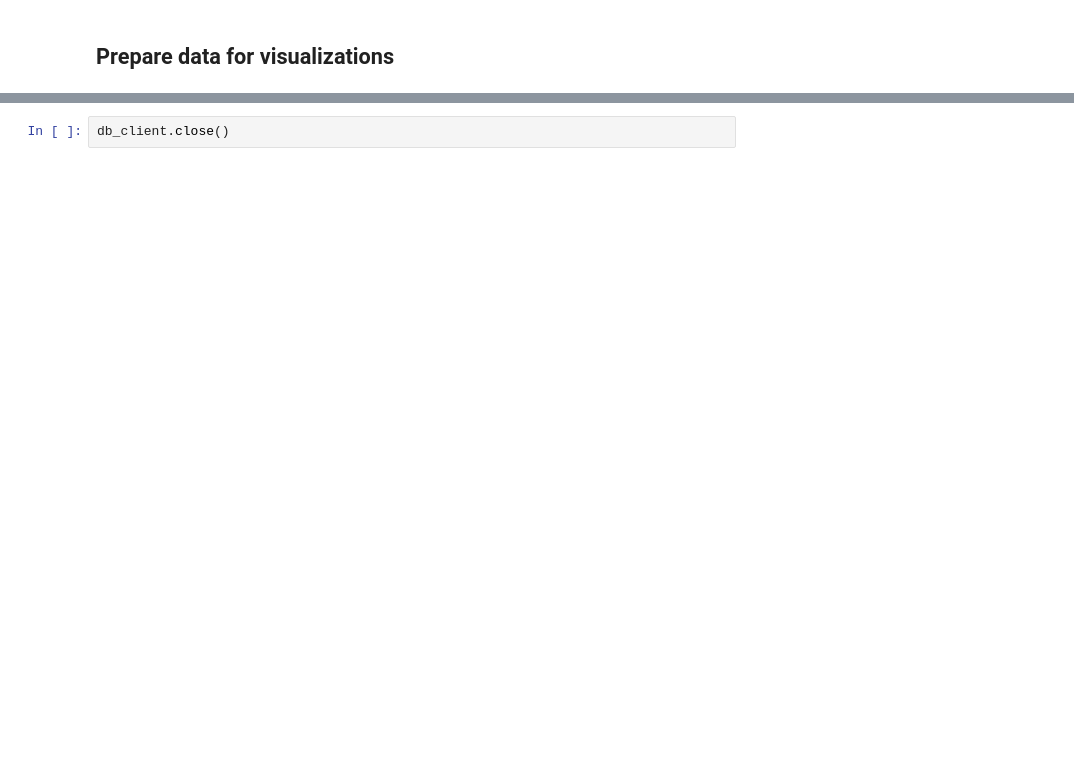
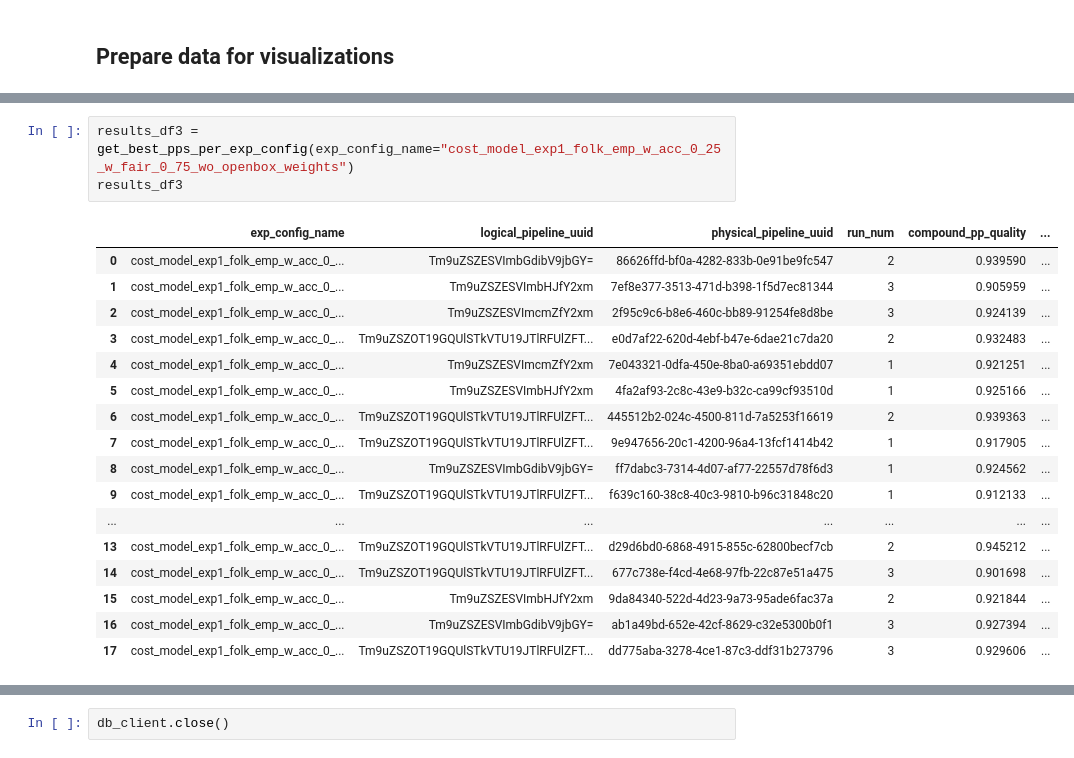
Before and after one commit to denysgerasymuk799/virny-flow-experiments, a Jupyter notebook: notebooks/visualizations/Cost_Model_Test_Viz.ipynb, the cells around one changed output, grey strips where cells are left out. Cells and saved outputs as stored; diff of their text form; blank space fills up the shorter version.

```diff
--- a/notebooks/visualizations/Cost_Model_Test_Viz.ipynb
+++ b/notebooks/visualizations/Cost_Model_Test_Viz.ipynb
@@ -90,0 +87,21 @@ results_df2
+# %%
+results_df3 = get_best_pps_per_exp_config(exp_config_name="cost_model_exp1_folk_emp_w_acc_0_25_w_fair_0_75_wo_openbox_weights")
+results_df3
+# %% [output]
+|  | exp_config_name | logical_pipeline_uuid | physical_pipeline_uuid | run_num | compound_pp_quality | ... |
+| 0 | cost_model_exp1_folk_emp_w_acc_0_... | Tm9uZSZESVImbGdibV9jbGY= | 86626ffd-bf0a-4282-833b-0e91be9fc547 | 2 | 0.939590 | ... |
+| 1 | cost_model_exp1_folk_emp_w_acc_0_... | Tm9uZSZESVImbHJfY2xm | 7ef8e377-3513-471d-b398-1f5d7ec81344 | 3 | 0.905959 | ... |
+| 2 | cost_model_exp1_folk_emp_w_acc_0_... | Tm9uZSZESVImcmZfY2xm | 2f95c9c6-b8e6-460c-bb89-91254fe8d8be | 3 | 0.924139 | ... |
+| 3 | cost_model_exp1_folk_emp_w_acc_0_... | Tm9uZSZOT19GQUlSTkVTU19JTlRFUlZFT... | e0d7af22-620d-4ebf-b47e-6dae21c7da20 | 2 | 0.932483 | ... |
+| 4 | cost_model_exp1_folk_emp_w_acc_0_... | Tm9uZSZESVImcmZfY2xm | 7e043321-0dfa-450e-8ba0-a69351ebdd07 | 1 | 0.921251 | ... |
+| 5 | cost_model_exp1_folk_emp_w_acc_0_... | Tm9uZSZESVImbHJfY2xm | 4fa2af93-2c8c-43e9-b32c-ca99cf93510d | 1 | 0.925166 | ... |
+| 6 | cost_model_exp1_folk_emp_w_acc_0_... | Tm9uZSZOT19GQUlSTkVTU19JTlRFUlZFT... | 445512b2-024c-4500-811d-7a5253f16619 | 2 | 0.939363 | ... |
+| 7 | cost_model_exp1_folk_emp_w_acc_0_... | Tm9uZSZOT19GQUlSTkVTU19JTlRFUlZFT... | 9e947656-20c1-4200-96a4-13fcf1414b42 | 1 | 0.917905 | ... |
+| 8 | cost_model_exp1_folk_emp_w_acc_0_... | Tm9uZSZESVImbGdibV9jbGY= | ff7dabc3-7314-4d07-af77-22557d78f6d3 | 1 | 0.924562 | ... |
+| 9 | cost_model_exp1_folk_emp_w_acc_0_... | Tm9uZSZOT19GQUlSTkVTU19JTlRFUlZFT... | f639c160-38c8-40c3-9810-b96c31848c20 | 1 | 0.912133 | ... |
+| ... | ... | ... | ... | ... | ... | ... |
+| 13 | cost_model_exp1_folk_emp_w_acc_0_... | Tm9uZSZOT19GQUlSTkVTU19JTlRFUlZFT... | d29d6bd0-6868-4915-855c-62800becf7cb | 2 | 0.945212 | ... |
+| 14 | cost_model_exp1_folk_emp_w_acc_0_... | Tm9uZSZOT19GQUlSTkVTU19JTlRFUlZFT... | 677c738e-f4cd-4e68-97fb-22c87e51a475 | 3 | 0.901698 | ... |
+| 15 | cost_model_exp1_folk_emp_w_acc_0_... | Tm9uZSZESVImbHJfY2xm | 9da84340-522d-4d23-9a73-95ade6fac37a | 2 | 0.921844 | ... |
+| 16 | cost_model_exp1_folk_emp_w_acc_0_... | Tm9uZSZESVImbGdibV9jbGY= | ab1a49bd-652e-42cf-8629-c32e5300b0f1 | 3 | 0.927394 | ... |
+| 17 | cost_model_exp1_folk_emp_w_acc_0_... | Tm9uZSZOT19GQUlSTkVTU19JTlRFUlZFT... | dd775aba-3278-4ce1-87c3-ddf31b273796 | 3 | 0.929606 | ... |
```
Also changed, not shown: parts of 10 cells of this notebook, 1 other file.
